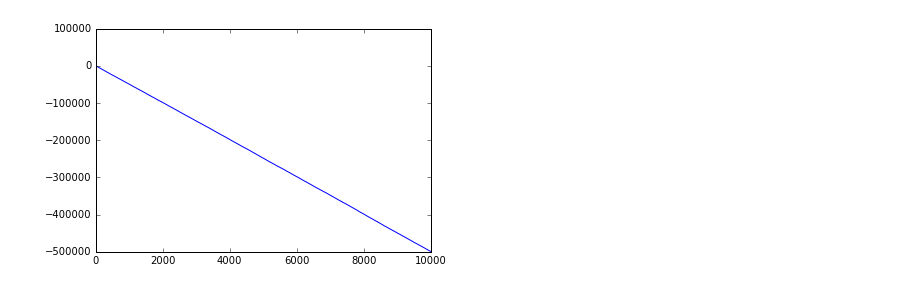
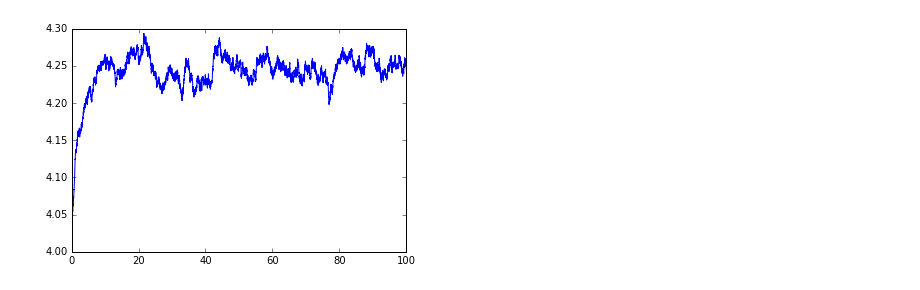
Before and after one commit to teunzwart/bachelor-project, a Jupyter notebook: code/Metropolis-Ising.ipynb, the cells around one changed output. Cells and saved outputs as stored; diff of their text form; code cells hidden in the pictures.

Commit message:
First working Metropolis

```diff
--- a/code/Metropolis-Ising.ipynb
+++ b/code/Metropolis-Ising.ipynb
@@ -38,8 +25,3 @@ def calculate_energy(lattice):
                     energy += J
 
     return energy
-
-
-
-energy = calculate_energy(lattice)
-print(energy)
@@ -47,0 +28,9 @@ print(energy)
+# %%
+def exponents_init():
+    exponents = {}
+    for x in range(2, 5, 2):
+        exponents[2*J*x] = math.exp(-beta * 2 * J * x)
+
+    return exponents
+
+exponents_init()
@@ -48,27 +39,49 @@ print(energy)
 # %%
-energy_history = []
+def metropolis(sweeps):
+    energy_history = []
+    magnet_history = []
+    exponents = exponents_init()
 
-energy = calculate_energy(lattice)
-# print(energy)
-for t in range(sweeps):
-    for k in range(L*L):
-        rand_y, rand_x = (random.randrange(L), random.randrange(L))
-        spin = lattice[rand_y, rand_x]
-        neighbours = [(rand_y, (rand_x-1)%L) ,(rand_y, (rand_x+1)%L), ((rand_y-1)%L, rand_x), ((rand_y+1)%L, rand_x)]
-        spin_sum = 0
-        for n in neighbours:
-            spin_sum += lattice[n]
-        energy_delta = 2*J*spin*spin_sum
-#         print(energy_delta)
-        acceptance_probability = min(1, math.exp(-beta*energy_delta))
-#         print(acceptance_probability)
-        if random.random() <= acceptance_probability:
-            np.put(lattice, [rand_y, rand_x], -1*spin)
-            energy += energy_delta
-#             print(energy)
-        energy_history.append((t+k/(L*L), energy))
+    lattice = np.ones(L*L).reshape(L, L) # initial temperature is 0
+    # lattice = np.random.choice([-1, 1], L*L).reshape(L, L) # infinite initial temperature
 
-# print(energy_history)
-plt.plot([x[0] for x in energy_history], [y[1] for y in energy_history])
+    energy = calculate_energy(lattice) # calculate initial energy of the lattice
+    for t in range(sweeps):
+        for k in range(L*L):
+
+            rand_y, rand_x = random.randrange(L), random.randrange(L) # pick a random location on the lattice
+
+            spin = lattice[rand_y, rand_x] # get the spin at that random location
+
+            # determine the energy delta from flipping that spin
+            neighbours = [(rand_y, (rand_x-1)%L) ,(rand_y, (rand_x+1)%L), ((rand_y-1)%L, rand_x), ((rand_y+1)%L, rand_x)]
+            spin_sum = 0
+            for n in neighbours:
+                spin_sum += lattice[n]
+            energy_delta = 2*J*spin*spin_sum
+
+
+
+            if energy_delta <= 0:
+                acceptance_probability = 1
+            else:
+                acceptance_probability = exponents[energy_delta]
+
+            if random.random() <= acceptance_probability:
+                lattice[rand_y, rand_x] = -1*spin
+                energy += energy_delta
+            energy_history.append((t+k/(L*L), energy))
+            magnet_history.append((t+k/(L*L), np.sum(lattice)))
+
+        if t % 100==0:
+            print("sweep", t)
+
+    return energy_history, magnet_history
+
+# %timeit metropolis(1000)
+energy_history, magnet_history = metropolis(250)
+plt.plot([x[0] for x in energy_history[:10000*L:L]], [(y[1]/(L*L)) for y in energy_history[:10000*L:L]])
 plt.show()
+plt.plot([x[0] for x in magnet_history[:10000*L:L]], [(y[1]/(L*L)) for y in magnet_history[:10000*L:L]])
+plt.show()
 # %% [output]
@@ -75 +91 @@ plt.show()
-[figure, old version]
+[figure, new version]
```
Also changed, not shown: parts of 6 cells of this notebook.
